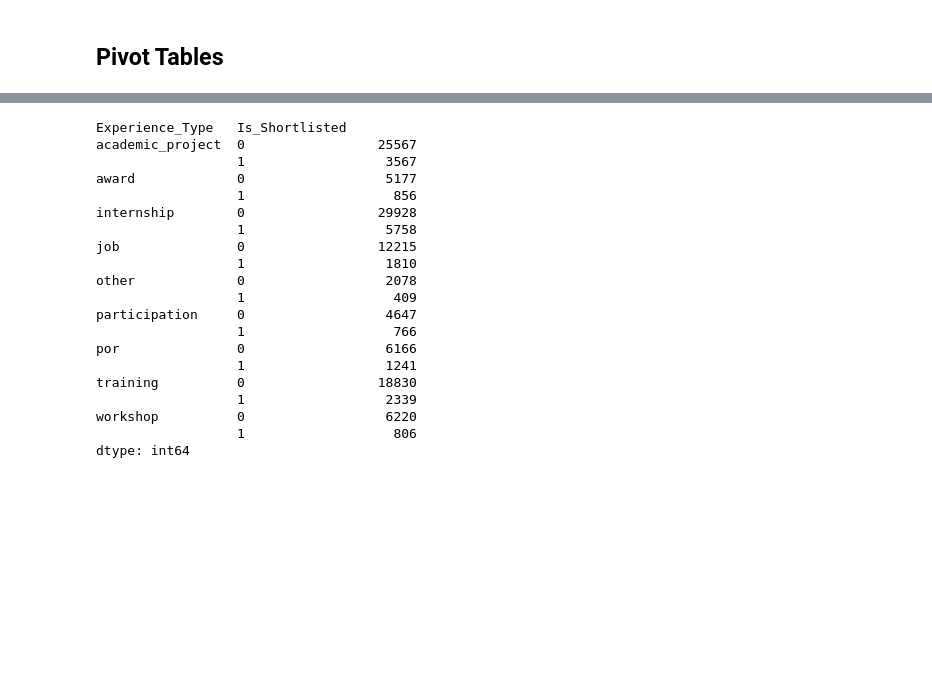
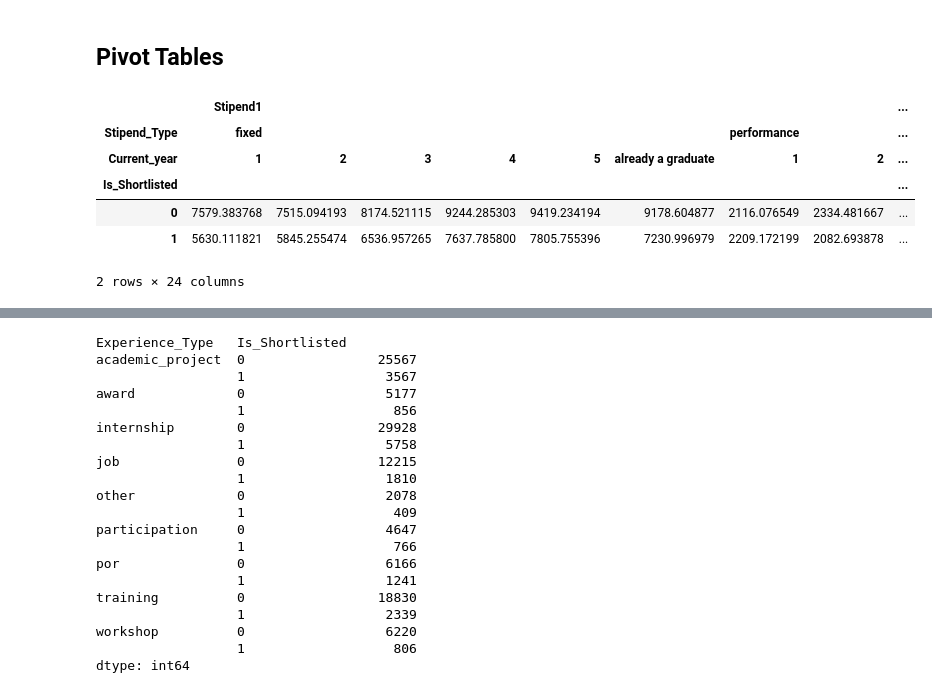
Before and after one commit to numb3r33/av-practice, a Jupyter notebook: date-your_data/notebooks/Date_Your_Data - Exploratory Data Analysis.ipynb, the cells around one changed output, grey strips where cells are left out. Drawn from its saved outputs; the diff is of its cells as text; code cells hidden in the pictures; blank space fills up the shorter version.

```diff
--- a/date-your_data/notebooks/Date_Your_Data - Exploratory Data Analysis.ipynb
+++ b/date-your_data/notebooks/Date_Your_Data - Exploratory Data Analysis.ipynb
@@ -150 +168,14 @@ features = ['Expected_Stipend', 'Stipend_Type', 'Is_Shortlisted', 'Internship_Lo
+# %%
+train_merged[features].pivot_table(index=['Is_Shortlisted'],
+                                   columns=['Stipend_Type', 'Current_year'],
+                                   values=['Stipend1'],
+                                   aggfunc='mean', margins=False, fill_value=0)
+# %% [output]
+|  | Stipend1 |  |  |  |  |  |  |  | ... |
+| Stipend_Type | fixed |  |  |  |  |  | performance |  | ... |
+| Current_year | 1 | 2 | 3 | 4 | 5 | already a graduate | 1 | 2 | ... |
+| Is_Shortlisted |  |  |  |  |  |  |  |  | ... |
+| 0 | 7579.383768 | 7515.094193 | 8174.521115 | 9244.285303 | 9419.234194 | 9178.604877 | 2116.076549 | 2334.481667 | ... |
+| 1 | 5630.111821 | 5845.255474 | 6536.957265 | 7637.785800 | 7805.755396 | 7230.996979 | 2209.172199 | 2082.693878 | ... |
+2 rows × 24 columns
 # %%
```
Also changed, not shown: parts of 13 cells of this notebook, 1 other file.
